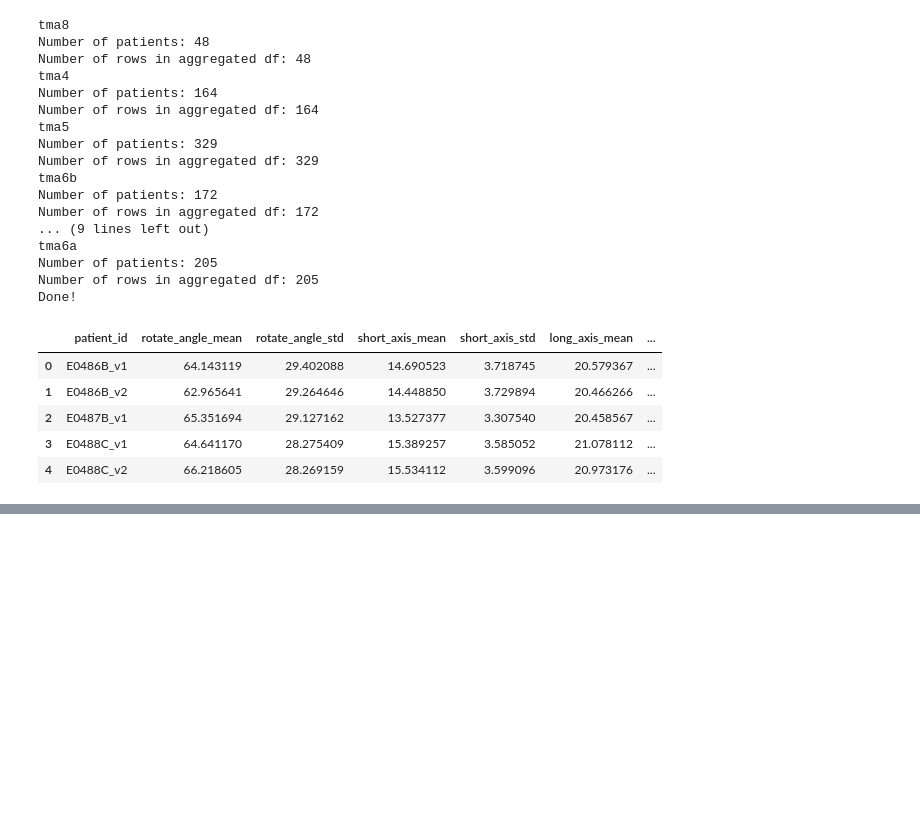
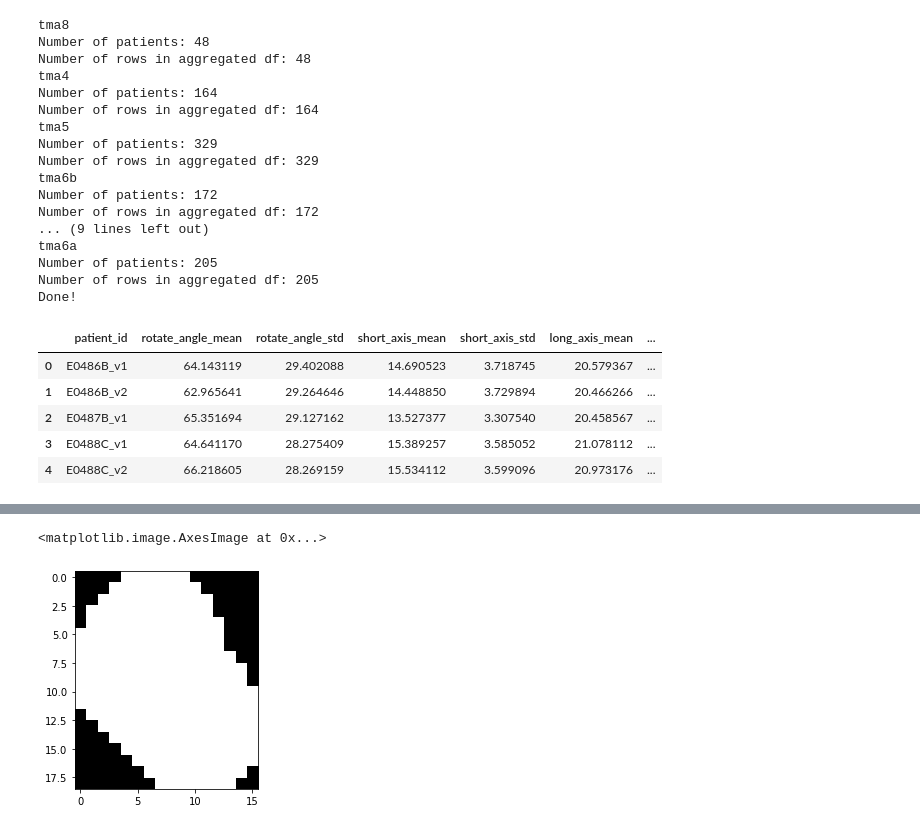
Before and after one commit to vrishk/cs230, a Jupyter notebook: dlbcl-morph/HoVer-Net Exploration.ipynb, the cells around one changed output, grey strips where cells are left out. Saved outputs shown, nothing was run; the diff lists cells and outputs as text; code cells hidden in the pictures; blank space fills up the shorter version.

```diff
--- a/dlbcl-morph/HoVer-Net Exploration.ipynb
+++ b/dlbcl-morph/HoVer-Net Exploration.ipynb
@@ -382,0 +652,14 @@ tma5_geo_features_df.head()
+# %%
+tma_id = "tma1"
+patient_id = "E0003B_v1"
+patch_id = "59"
+cell_id = "4"
+
+tma5_file = cell_hdf5_map[tma_id]
+cell_data = tma5_file[tma_id][patient_id][patch_id][cell_id][cell_id]
+cell_npy = np.zeros(cell_data.shape)
+cell_data.read_direct(cell_npy)
+plt.imshow(cell_npy, cmap='gray')
+# %% [output]
+<matplotlib.image.AxesImage at 0x...>
+[figure, added]
```
Also changed, not shown: parts of 31 cells of this notebook, 1 other file.
